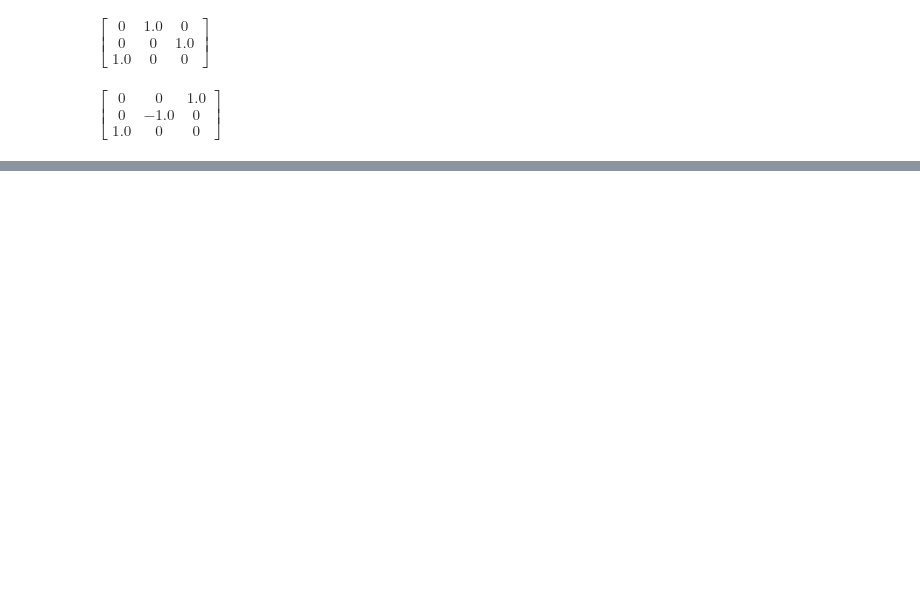
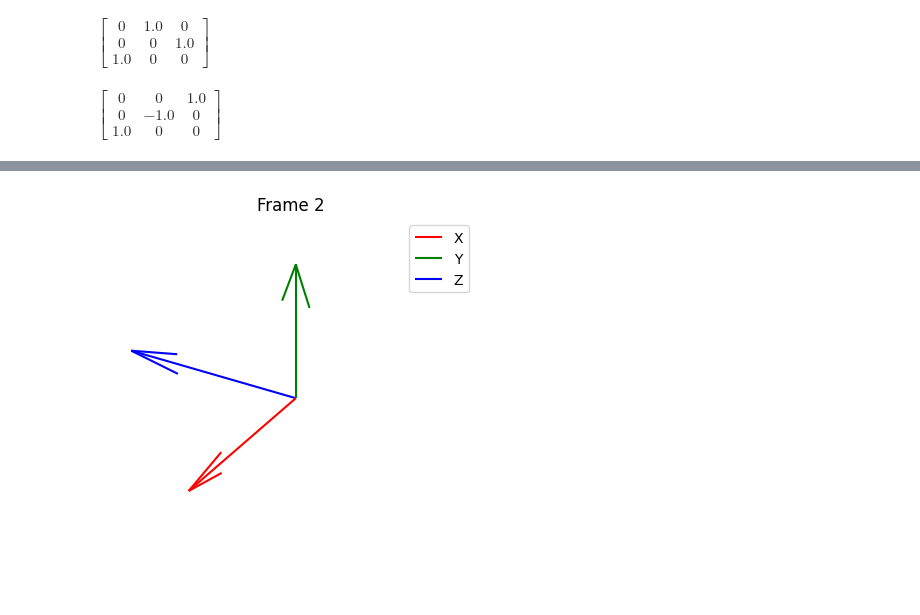
Before and after one commit to Haislich/robotic, a Jupyter notebook: exams/midterm_22-11-2024.ipynb, the cells around one changed output, grey strips where cells are left out. Saved outputs shown, nothing was run; the diff lists cells and outputs as text; code cells hidden in the pictures; blank space fills up the shorter version.

```diff
--- a/exams/midterm_22-11-2024.ipynb
+++ b/exams/midterm_22-11-2024.ipynb
@@ -352,0 +454,5 @@ $\displaystyle \left[\begin{matrix}- 1.0 L \sin{\left(q_{3} \right)} + 1.0 q_{2}
+# %%
+# Coherent with the DH table parameter
+t_2 = draw_frame(rotation=Rotation.from_axis_angle(X,math.pi/2),basis = t_1, label = "Frame 2")
+# %% [output]
+[figure, added]
```
Also changed, not shown: parts of 15 cells of this notebook.
